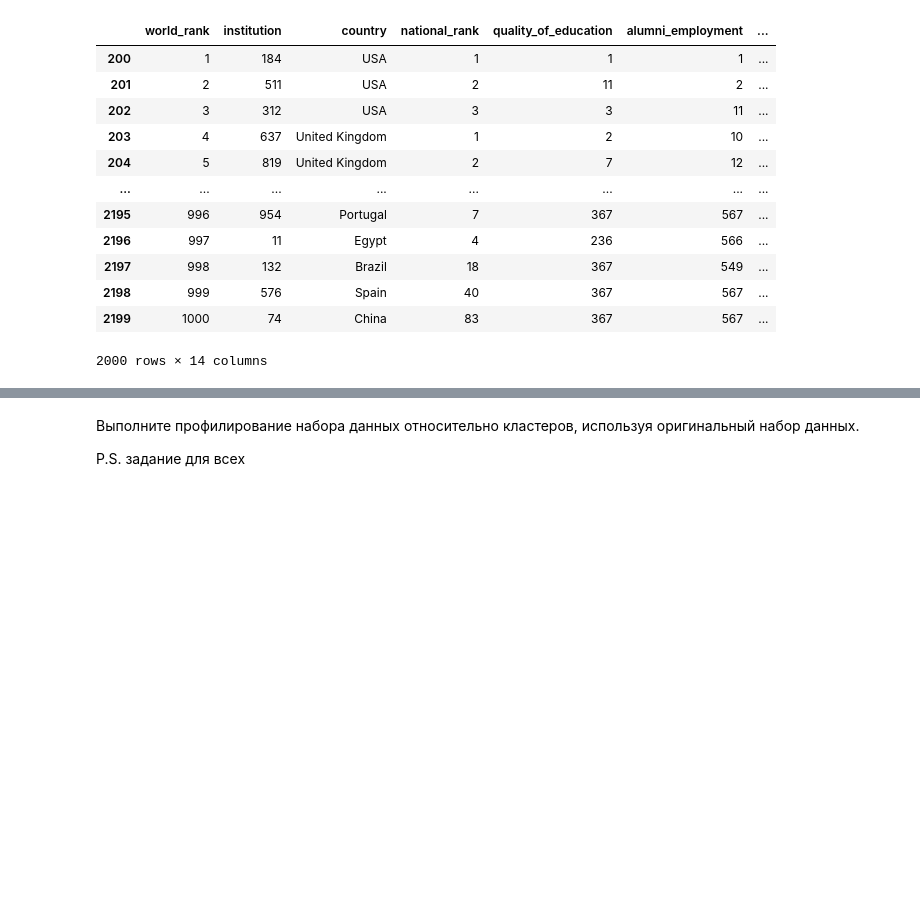
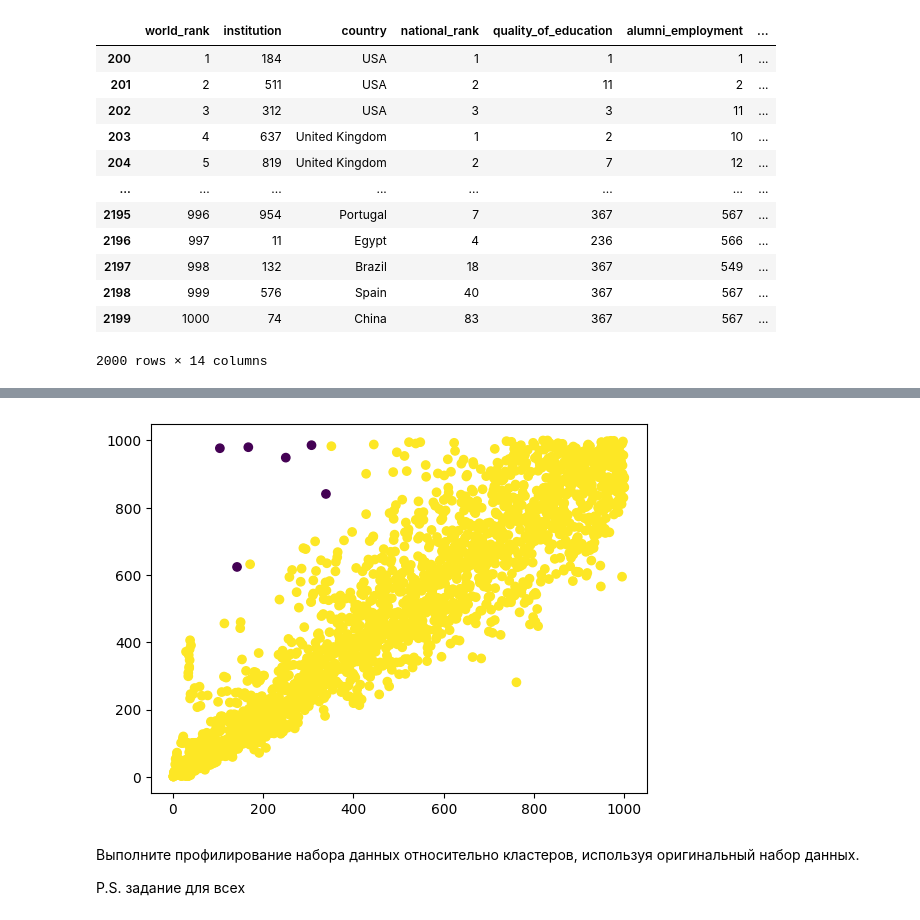
Before and after one commit to shyguuy/lab, a Jupyter notebook: lab4/Задание_4.ipynb, the cells around one changed output, grey strips where cells are left out. Cells and saved outputs as stored; diff of their text form; code cells hidden in the pictures; blank space fills up the shorter version.

```diff
--- a/lab4/Задание_4.ipynb
+++ b/lab4/Задание_4.ipynb
@@ -243,3 +277,23 @@ df_cluster
+# %%
+import pandas as pd
+from sklearn.preprocessing import StandardScaler
+from sklearn.cluster import DBSCAN
+
+dataX = df[["world_rank","publications"]]
+
+x_scaler = StandardScaler().fit_transform(dataX)
+
+dbscan = DBSCAN(eps=0.35, min_samples=5)
+dbscan.fit(x_scaler)
+
+# -1 == выбросы
+labels = dbscan.labels_
+
+# темные точки == выбросы
+plt.scatter(dataX.to_numpy()[:, 0], dataX.to_numpy()[:, 1], c=labels, cmap='viridis')
+plt.show()
+# %% [output]
+[figure, added]
 # %%
 """
 Здесь иерархическая кластеризация и метрики
```
Also changed, not shown: parts of 9 cells of this notebook.
